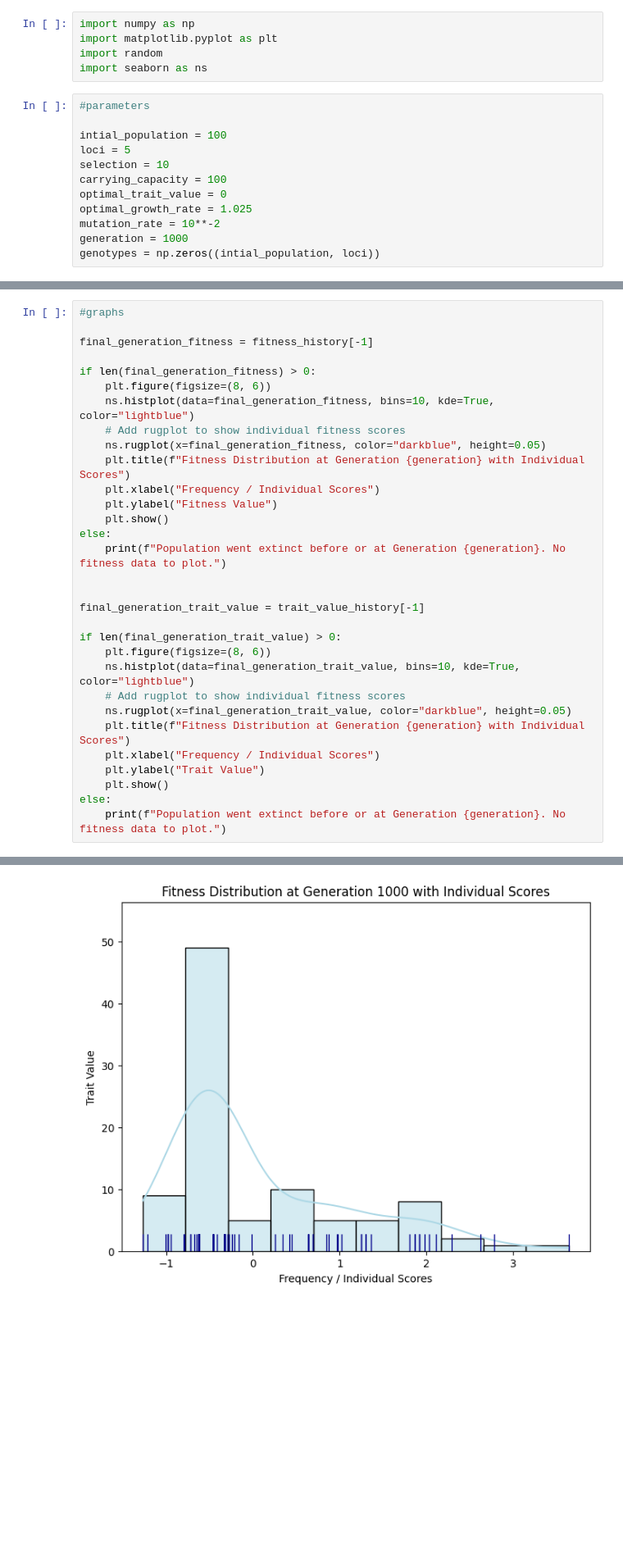
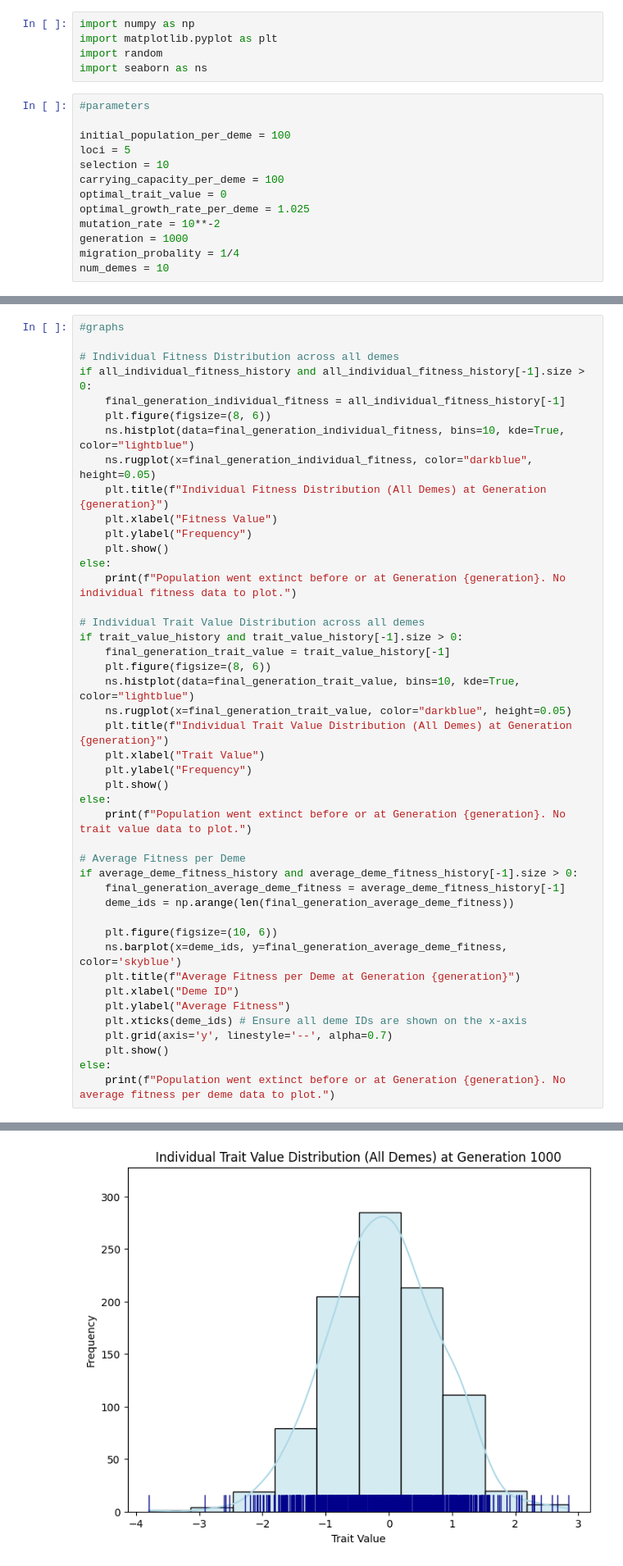
Before and after one commit to ElizabethFrankWebb/USRI-2026, a Jupyter notebook: Individual_based_model_3.ipynb, the cells around one changed output, grey strips where cells are left out. Shown at 82% size. Cells and saved outputs as stored; diff of their text form; blank space fills up the shorter version.

```diff
--- a/Individual_based_model_3.ipynb
+++ b/Individual_based_model_3.ipynb
@@ -8,12 +8,13 @@ import seaborn as ns
 # %%
 #parameters
 
-intial_population = 100
+initial_population_per_deme = 100
 loci = 5
 selection = 10
-carrying_capacity = 100
+carrying_capacity_per_deme = 100
 optimal_trait_value = 0
-optimal_growth_rate = 1.025
+optimal_growth_rate_per_deme = 1.025
 mutation_rate = 10**-2
 generation = 1000
-genotypes = np.zeros((intial_population, loci))
+migration_probality = 1/4
+num_demes = 10
@@ -220,32 +227,45 @@ Gen 0: Parent1: [0. 0. 0. 0. 0.], Parent2: [0. 0. 0. 0. 0.], Offspring: [0. 0. 0
 # %%
 #graphs
 
-final_generation_fitness = fitness_history[-1]
-
-if len(final_generation_fitness) > 0:
+# Individual Fitness Distribution across all demes
+if all_individual_fitness_history and all_individual_fitness_history[-1].size > 0:
+    final_generation_individual_fitness = all_individual_fitness_history[-1]
     plt.figure(figsize=(8, 6))
-    ns.histplot(data=final_generation_fitness, bins=10, kde=True, color="lightblue")
-    # Add rugplot to show individual fitness scores
-    ns.rugplot(x=final_generation_fitness, color="darkblue", height=0.05)
-    plt.title(f"Fitness Distribution at Generation {generation} with Individual Scores")
-    plt.xlabel("Frequency / Individual Scores")
-    plt.ylabel("Fitness Value")
+    ns.histplot(data=final_generation_individual_fitness, bins=10, kde=True, color="lightblue")
+    ns.rugplot(x=final_generation_individual_fitness, color="darkblue", height=0.05)
+    plt.title(f"Individual Fitness Distribution (All Demes) at Generation {generation}")
+    plt.xlabel("Fitness Value")
+    plt.ylabel("Frequency")
     plt.show()
 else:
-    print(f"Population went extinct before or at Generation {generation}. No fitness data to plot.")
+    print(f"Population went extinct before or at Generation {generation}. No individual fitness data to plot.")
 
-
-final_generation_trait_value = trait_value_history[-1]
-
-if len(final_generation_trait_value) > 0:
+# Individual Trait Value Distribution across all demes
+if trait_value_history and trait_value_history[-1].size > 0:
+    final_generation_trait_value = trait_value_history[-1]
     plt.figure(figsize=(8, 6))
     ns.histplot(data=final_generation_trait_value, bins=10, kde=True, color="lightblue")
-    # Add rugplot to show individual fitness scores
     ns.rugplot(x=final_generation_trait_value, color="darkblue", height=0.05)
-    plt.title(f"Fitness Distribution at Generation {generation} with Individual Scores")
-    plt.xlabel("Frequency / Individual Scores")
-    plt.ylabel("Trait Value")
+    plt.title(f"Individual Trait Value Distribution (All Demes) at Generation {generation}")
+    plt.xlabel("Trait Value")
+    plt.ylabel("Frequency")
     plt.show()
 else:
-    print(f"Population went extinct before or at Generation {generation}. No fitness data to plot.")
+    print(f"Population went extinct before or at Generation {generation}. No trait value data to plot.")
+
+# Average Fitness per Deme
+if average_deme_fitness_history and average_deme_fitness_history[-1].size > 0:
+    final_generation_average_deme_fitness = average_deme_fitness_history[-1]
+    deme_ids = np.arange(len(final_generation_average_deme_fitness))
+
+    plt.figure(figsize=(10, 6))
+    ns.barplot(x=deme_ids, y=final_generation_average_deme_fitness, color='skyblue')
+    plt.title(f"Average Fitness per Deme at Generation {generation}")
+    plt.xlabel("Deme ID")
+    plt.ylabel("Average Fitness")
+    plt.xticks(deme_ids) # Ensure all deme IDs are shown on the x-axis
+    plt.grid(axis='y', linestyle='--', alpha=0.7)
+    plt.show()
+else:
+    print(f"Population went extinct before or at Generation {generation}. No average fitness per deme data to plot.")
 # %% [output]
@@ -253 +273 @@ else:
-[figure, old version]
+[figure, new version]
```
Also changed, not shown: parts of 5 cells of this notebook.
